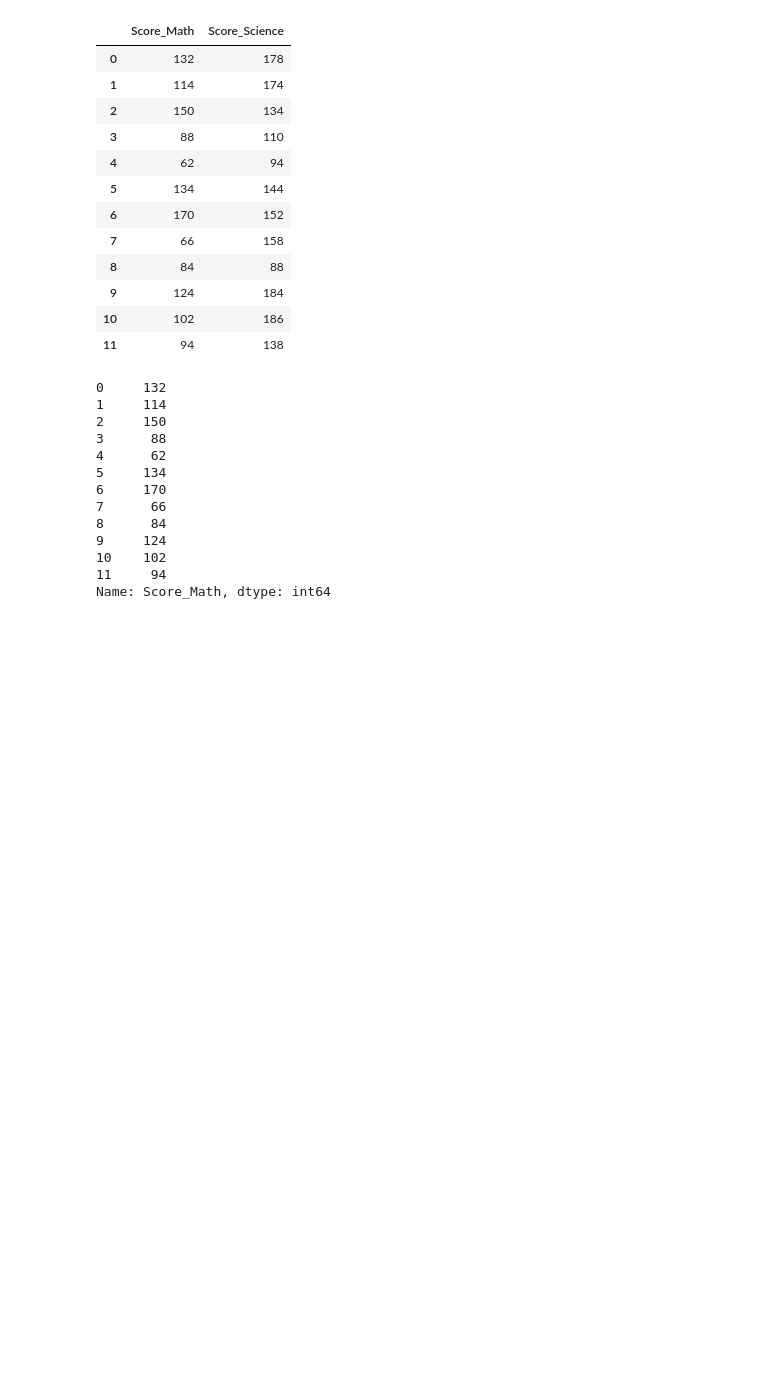
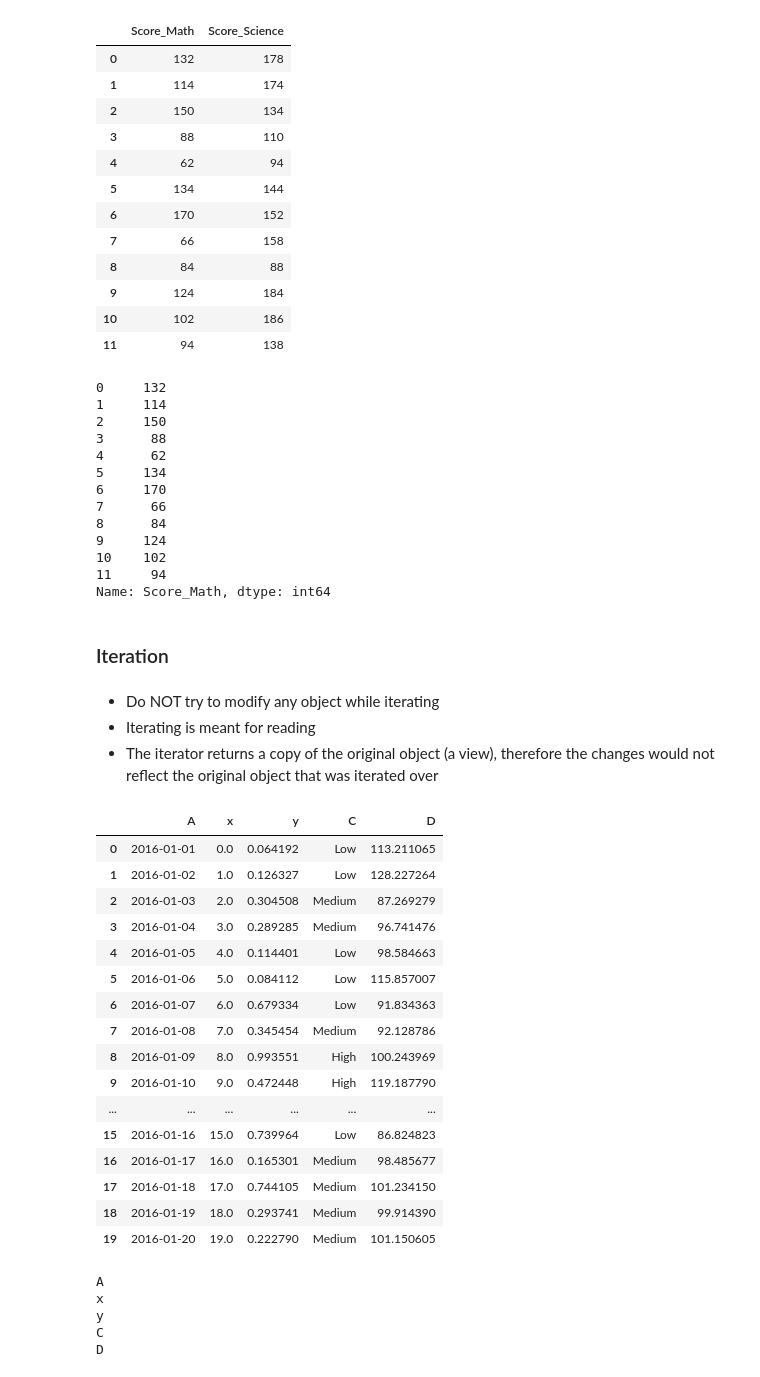
Before and after one commit to mga321/tutorialspoint_notebooks, a Jupyter notebook: pandas.ipynb, the cells around one changed output. Cells and saved outputs as stored; diff of their text form; code cells hidden in the pictures; blank space fills up the shorter version.

Commit message:
Iteration

```diff
--- a/pandas.ipynb
+++ b/pandas.ipynb
@@ -738,3 +738,46 @@ df['Score_Math'].map(lambda x: x*2)
 10    102
 11     94
 Name: Score_Math, dtype: int64
+# %% [markdown]
+### Iteration
+# %% [markdown]
+- Do NOT try to modify any object while iterating
+- Iterating is meant for reading
+- The iterator returns a copy of the original object (a view), therefore the changes would not reflect the original object that was iterated over
+# %%
+# Create DataFrame for this section
+N=20
+df = pd.DataFrame({'A': pd.date_range(start='2016-01-01',periods=N,freq='D'),
+                   'x': np.linspace(0,stop=N-1,num=N),
+                   'y': np.random.rand(N),
+                   'C': np.random.choice(['Low','Medium','High'],N).tolist(),
+                   'D': np.random.normal(100, 10, size=(N)).tolist()})
+df
+# %% [output]
+|  | A | x | y | C | D |
+| 0 | 2016-01-01 | 0.0 | 0.064192 | Low | 113.211065 |
+| 1 | 2016-01-02 | 1.0 | 0.126327 | Low | 128.227264 |
+| 2 | 2016-01-03 | 2.0 | 0.304508 | Medium | 87.269279 |
+| 3 | 2016-01-04 | 3.0 | 0.289285 | Medium | 96.741476 |
+| 4 | 2016-01-05 | 4.0 | 0.114401 | Low | 98.584663 |
+| 5 | 2016-01-06 | 5.0 | 0.084112 | Low | 115.857007 |
+| 6 | 2016-01-07 | 6.0 | 0.679334 | Low | 91.834363 |
+| 7 | 2016-01-08 | 7.0 | 0.345454 | Medium | 92.128786 |
+| 8 | 2016-01-09 | 8.0 | 0.993551 | High | 100.243969 |
+| 9 | 2016-01-10 | 9.0 | 0.472448 | High | 119.187790 |
+| ... | ... | ... | ... | ... | ... |
+| 15 | 2016-01-16 | 15.0 | 0.739964 | Low | 86.824823 |
+| 16 | 2016-01-17 | 16.0 | 0.165301 | Medium | 98.485677 |
+| 17 | 2016-01-18 | 17.0 | 0.744105 | Medium | 101.234150 |
+| 18 | 2016-01-19 | 18.0 | 0.293741 | Medium | 99.914390 |
+| 19 | 2016-01-20 | 19.0 | 0.222790 | Medium | 101.150605 |
+# %%
+# Example 1: Iterating over a DataFrame returns column names
+for column in df:
+    print(column)
+# %% [output]
+A
+x
+y
+C
+D
```
Also changed, not shown: parts of 8 cells of this notebook.
